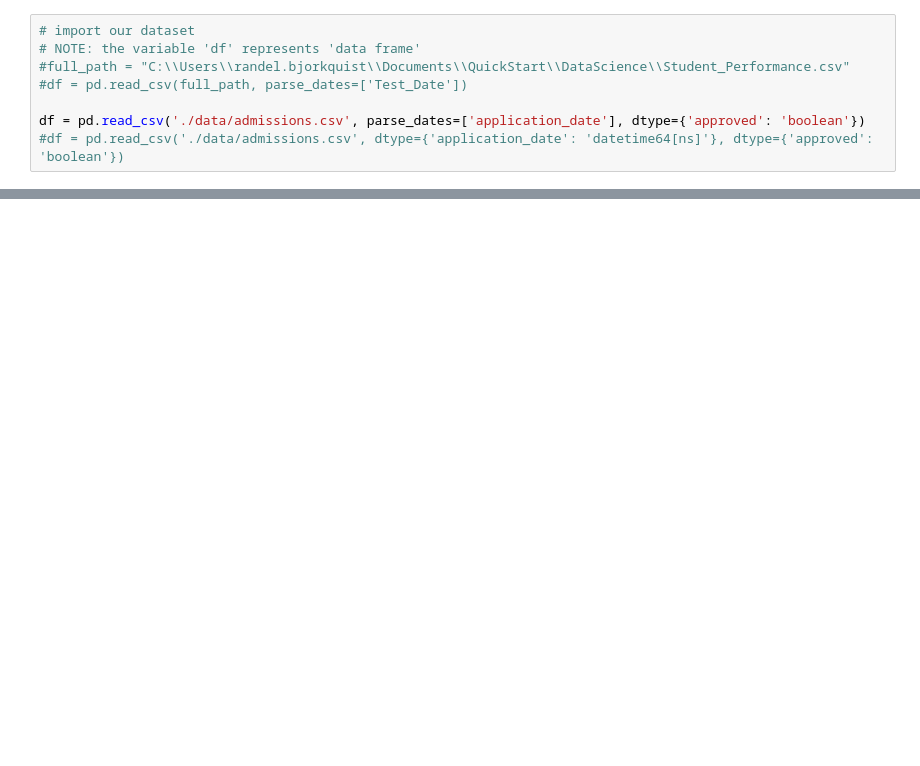
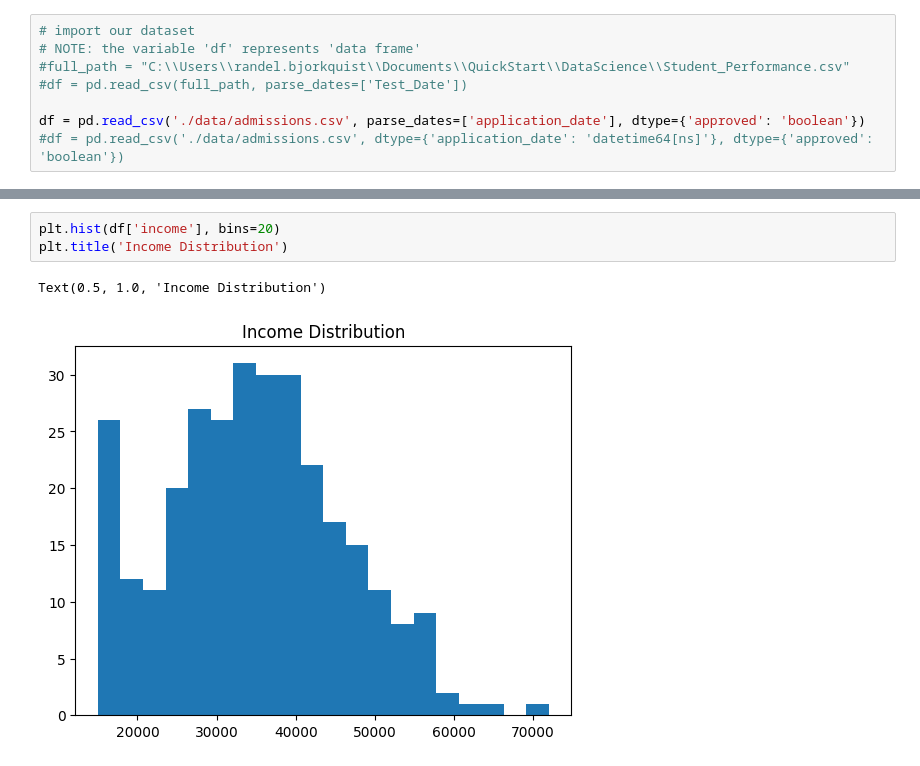
Before and after one commit to randel-bjorkquist/jupyter-notebooks-vscode, a Jupyter notebook: Admissions.ipynb, the cells around one changed output, grey strips where cells are left out. Cells and saved outputs as stored; diff of their text form; blank space fills up the shorter version.

```diff
--- a/Admissions.ipynb
+++ b/Admissions.ipynb
@@ -42,0 +99,6 @@ plt.show()
+# %%
+plt.hist(df['income'], bins=20)
+plt.title('Income Distribution')
+# %% [output]
+Text(0.5, 1.0, 'Income Distribution')
+[figure, added]
```
Also changed, not shown: parts of 20 cells of this notebook.
